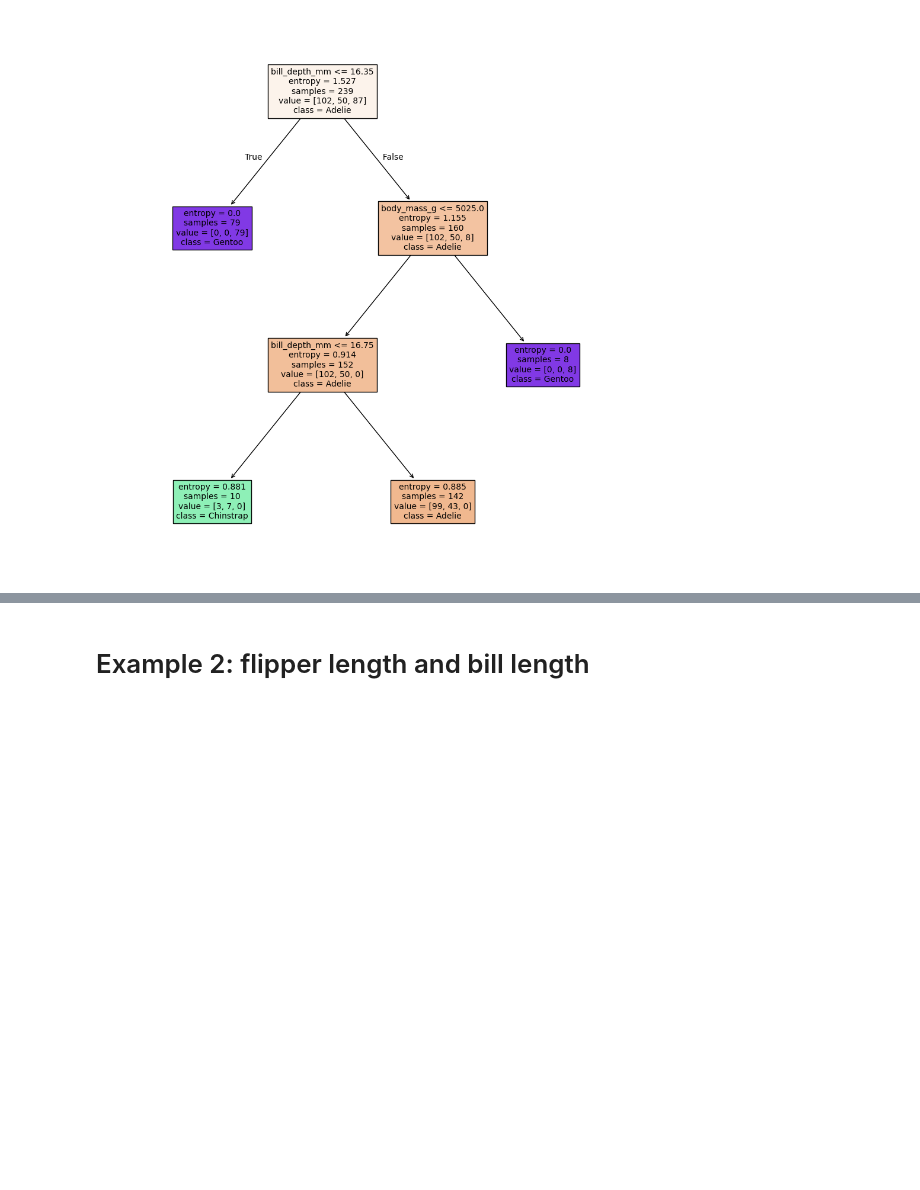
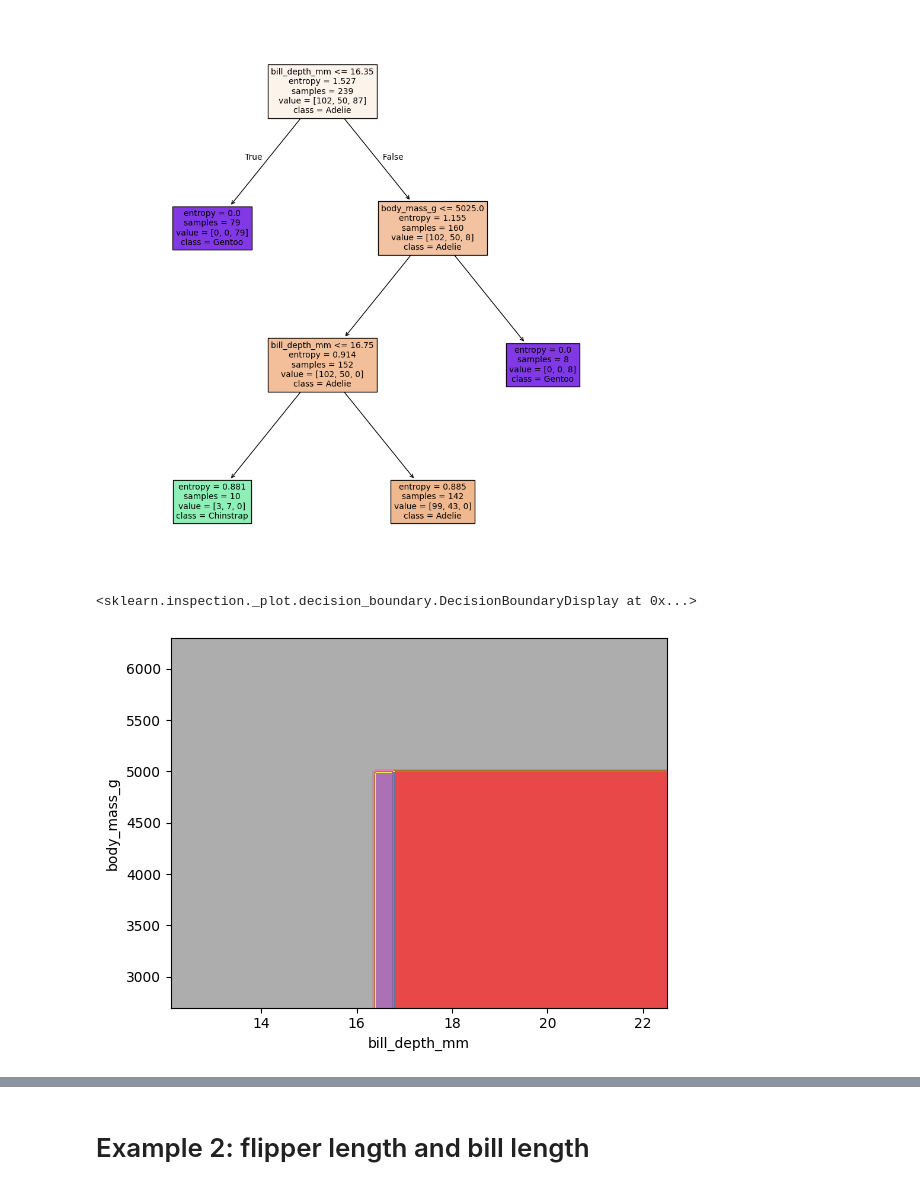
Before and after one commit to dsollberger/sml301slides, a Jupyter notebook: code/06_decision_trees.ipynb, the cells around one changed output, grey strips where cells are left out. Drawn from its saved outputs; the diff is of its cells as text; code cells hidden in the pictures; blank space fills up the shorter version.

```diff
--- a/code/06_decision_trees.ipynb
+++ b/code/06_decision_trees.ipynb
@@ -58,3 +59,16 @@ tree.plot_tree(tree_model, filled = True, class_names = tree_model.classes_, fea
 plt.show()
 # %% [output]
 [figure]
+# %%
+our_colormap = plt.cm.Set1 #https://matplotlib.org/stable/users/explain/colors/colormaps.html
+
+DecisionBoundaryDisplay.from_estimator(
+    tree_model,
+    X,
+    response_method="predict",
+    cmap=our_colormap,
+    alpha=0.8
+)
+# %% [output]
+<sklearn.inspection._plot.decision_boundary.DecisionBoundaryDisplay at 0x...>
+[figure, added]
```
Also changed, not shown: parts of 4 cells of this notebook, 30 other files.
